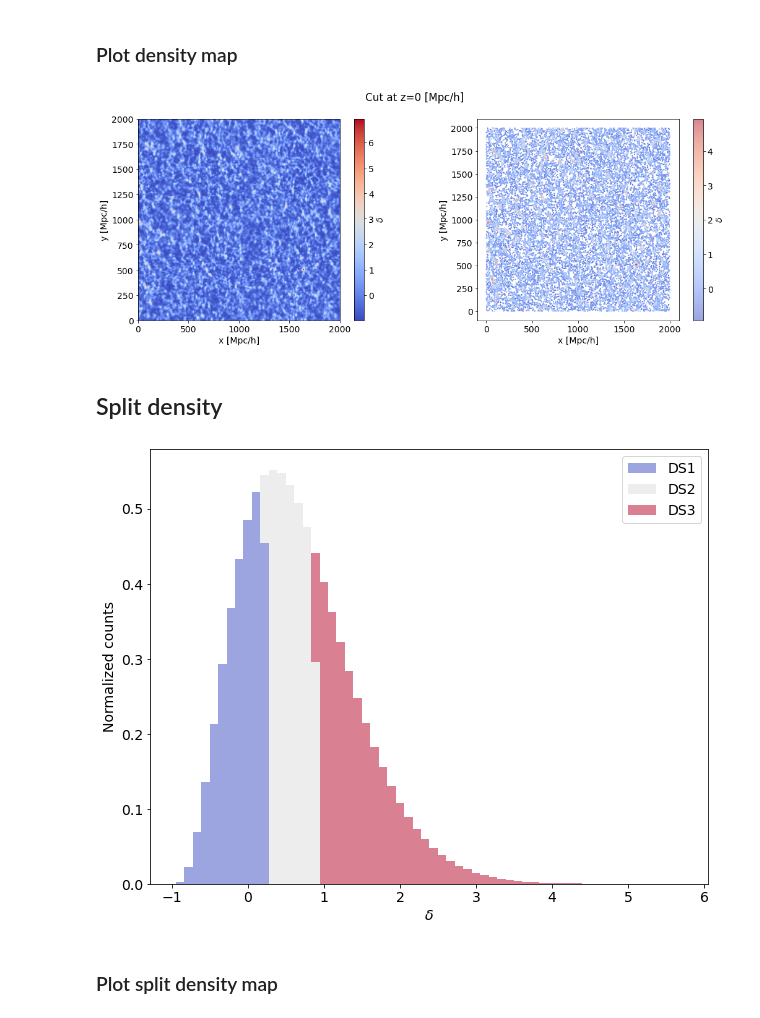
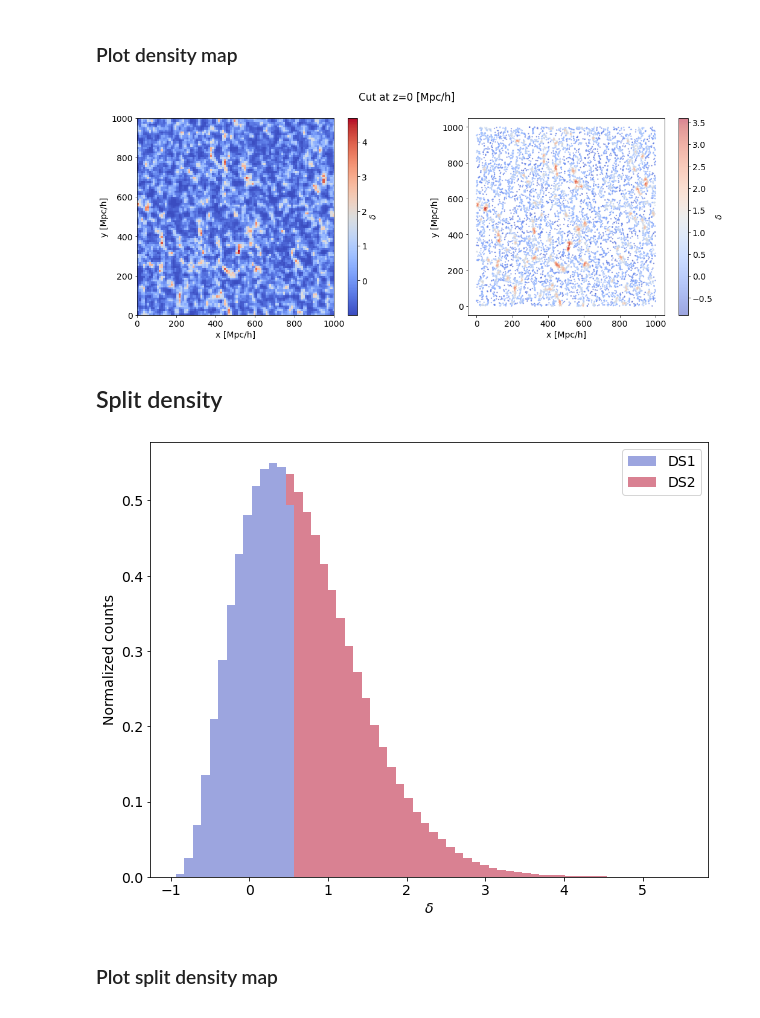
Before and after one commit to mathildepinon/densitysplit, a Jupyter notebook: nb/DensitySplits.ipynb, the cells around one changed output. Drawn from its saved outputs; the diff is of its cells as text; code cells hidden in the pictures.

```diff
--- a/nb/DensitySplits.ipynb
+++ b/nb/DensitySplits.ipynb
@@ -24,8 +24,8 @@ output_dir = '/feynman/work/dphp/mp270220/outputs/'
 # %% [markdown]
 ## Get data
 # %%
-#catalog_name = 'AbacusSummit_1Gpc_z1.175'
-catalog_name = 'AbacusSummit_2Gpc_z1.175'
+catalog_name = 'AbacusSummit_1Gpc_z1.175'
+#catalog_name = 'AbacusSummit_2Gpc_z1.175'
 #catalog_name = 'AbacusSummit_2Gpc_z0.800'
 #catalog_name = 'mock'
 
@@ -93,22 +93,22 @@ catalog_density.show_halos_map(fig, axes[1], cellsize, cut_direction=cut_directi
 plt.suptitle('Cut at '+cut_direction+'={} [Mpc/h]'.format(idx*catalog_density.cellsize))
 plt.show()
 # %% [output]
-[figure, old version]
+[figure, new version]
 # %% [markdown]
 ## Split density
 # %%
-catalog_density.split_density(3)
+catalog_density.split_density(2)
 cmap = plt.get_cmap('coolwarm', catalog_density.nsplits)
 colors = [cmap(i) for i in range(catalog_density.nsplits)]
 
 plt.hist(catalog_density.split_densities, bins=60, histtype='barstacked', label=['DS{}'.format(i) for i in catalog_density.split_labels], density=True,
          color=colors, alpha=0.5)
 plt.xlabel("$\delta$")
 plt.ylabel("Normalized counts")
 plt.legend()
 plt.show()
 # %% [output]
-[figure, old version]
+[figure, new version]
 # %% [markdown]
 ### Plot split density map
 # %%
```
Also changed, not shown: parts of 6 cells of this notebook, 12 other files.
